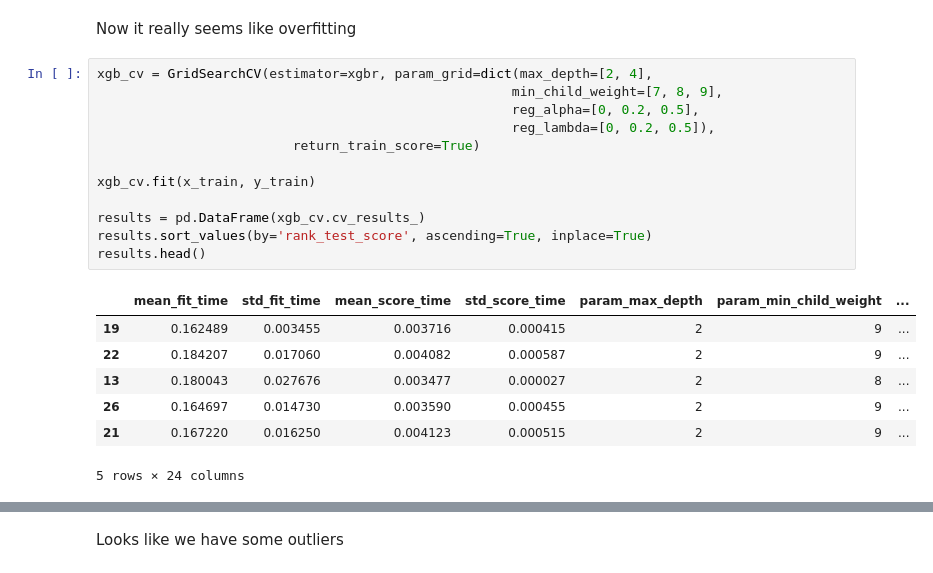
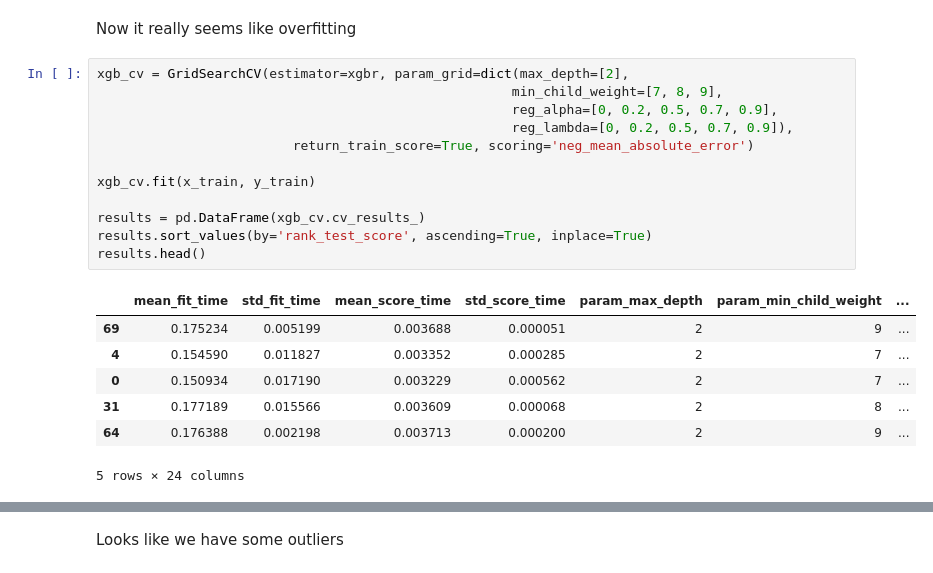
Before and after one commit to jjagoss/sac_animals, a Jupyter notebook: sac_animals_predict_3.ipynb, the cells around one changed output, grey strips where cells are left out. Cells and saved outputs as stored; diff of their text form.

```diff
--- a/sac_animals_predict_3.ipynb
+++ b/sac_animals_predict_3.ipynb
@@ -109,22 +129,22 @@ RMSE: 21.29
 # %% [markdown]
 Now it really seems like overfitting
 # %%
-xgb_cv = GridSearchCV(estimator=xgbr, param_grid=dict(max_depth=[2, 4],
+xgb_cv = GridSearchCV(estimator=xgbr, param_grid=dict(max_depth=[2],
                                                      min_child_weight=[7, 8, 9],
-                                                     reg_alpha=[0, 0.2, 0.5],
-                                                     reg_lambda=[0, 0.2, 0.5]),
-                         return_train_score=True)
+                                                     reg_alpha=[0, 0.2, 0.5, 0.7, 0.9],
+                                                     reg_lambda=[0, 0.2, 0.5, 0.7, 0.9]),
+                         return_train_score=True, scoring='neg_mean_absolute_error')
 
 xgb_cv.fit(x_train, y_train)
 
 results = pd.DataFrame(xgb_cv.cv_results_)
 results.sort_values(by='rank_test_score', ascending=True, inplace=True)
 results.head()
 # %% [output]
 |  | mean_fit_time | std_fit_time | mean_score_time | std_score_time | param_max_depth | param_min_child_weight | ... |
-| 19 | 0.162489 | 0.003455 | 0.003716 | 0.000415 | 2 | 9 | ... |
-| 22 | 0.184207 | 0.017060 | 0.004082 | 0.000587 | 2 | 9 | ... |
-| 13 | 0.180043 | 0.027676 | 0.003477 | 0.000027 | 2 | 8 | ... |
-| 26 | 0.164697 | 0.014730 | 0.003590 | 0.000455 | 2 | 9 | ... |
-| 21 | 0.167220 | 0.016250 | 0.004123 | 0.000515 | 2 | 9 | ... |
+| 69 | 0.175234 | 0.005199 | 0.003688 | 0.000051 | 2 | 9 | ... |
+| 4 | 0.154590 | 0.011827 | 0.003352 | 0.000285 | 2 | 7 | ... |
+| 0 | 0.150934 | 0.017190 | 0.003229 | 0.000562 | 2 | 7 | ... |
+| 31 | 0.177189 | 0.015566 | 0.003609 | 0.000068 | 2 | 8 | ... |
+| 64 | 0.176388 | 0.002198 | 0.003713 | 0.000200 | 2 | 9 | ... |
 5 rows × 24 columns
```
Also changed, not shown: parts of 15 cells of this notebook, 3 other files.
